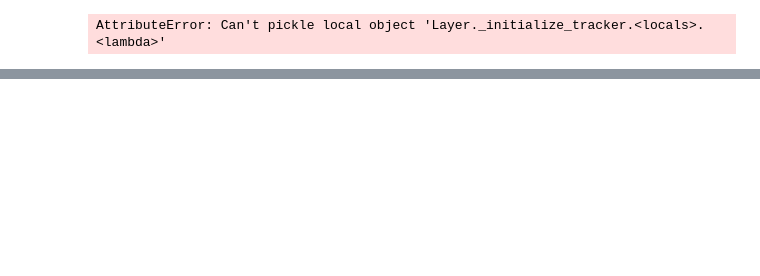
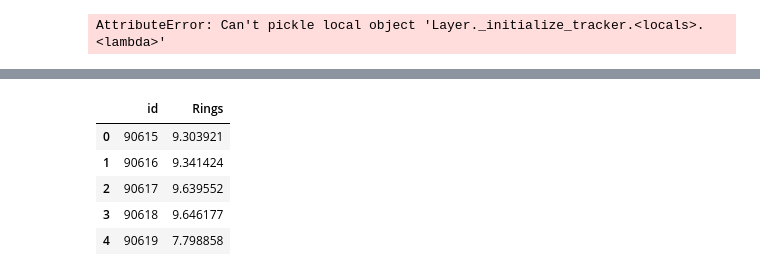
Before and after one commit to KostasEreksonas/Kaggle_Playground_Series, a Jupyter notebook: s4e4.ipynb, the cells around one changed output, grey strips where cells are left out. Saved outputs shown, nothing was run; the diff lists cells and outputs as text; code cells hidden in the pictures; blank space fills up the shorter version.

```diff
--- a/s4e4.ipynb
+++ b/s4e4.ipynb
@@ -831,0 +886,29 @@ AttributeError: Can't pickle local object 'Layer._initialize_tracker.<locals>.<l
+# %%
+from scikeras.wrappers import KerasRegressor
+
+def create_model(optimizer='adam', dropout_rate=0.2, learning_rate=0.001, activation='tanh', hidden_layers=3):
+    model = keras.Sequential()
+    model.add(keras.layers.Dense(128, activation=activation, input_shape=(X_train.shape[1],)))
+    model.add(keras.layers.Dropout(rate=dropout_rate))
+
+    for _ in range(hidden_layers):
+        model.add(keras.layers.Dense(64, activation=activation))
+        model.add(keras.layers.Dropout(rate=dropout_rate))
+
+    model.add(keras.layers.Dense(1))
+
+    if optimizer == 'adam':
+        optimizer = keras.optimizers.Adam(learning_rate=learning_rate)
+    elif optimizer == 'rmsprop':
+        optimizer = keras.optimizers.RMSprop(learning_rate=learning_rate)
+    elif optimizer == 'sgd':
+        optimizer = keras.optimizers.SGD(learning_rate=learning_rate)
+
+    model.compile(optimizer=optimizer, loss='mse')
+    return model
+
+best_model = create_model()
+best_model.fit(X_train, y_train, batch_size=16, epochs=100)
+y_pred = best_model.predict(X_test)
+mse = best_model.evaluate(X_test, y_test)
+print("Test MSE:", mse)
@@ -831,0 +964,2 @@ AttributeError: Can't pickle local object 'Layer._initialize_tracker.<locals>.<l
+# %%
+submission = 0.6*best_model.predict(test) + 0.4*simple_model.predict(test)
@@ -831,0 +969,11 @@ AttributeError: Can't pickle local object 'Layer._initialize_tracker.<locals>.<l
+# %%
+sample["Rings"] = submission
+sample.to_csv('submission.csv', index=False)
+sample.head()
+# %% [output]
+|  | id | Rings |
+| 0 | 90615 | 9.303921 |
+| 1 | 90616 | 9.341424 |
+| 2 | 90617 | 9.639552 |
+| 3 | 90618 | 9.646177 |
+| 4 | 90619 | 7.798858 |
```
Also changed, not shown: parts of 24 cells of this notebook.
